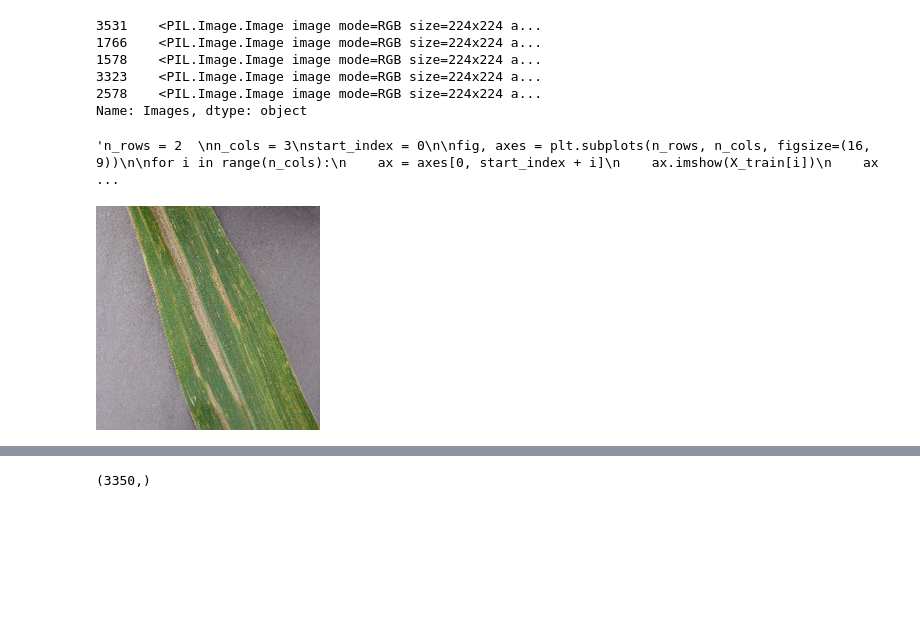
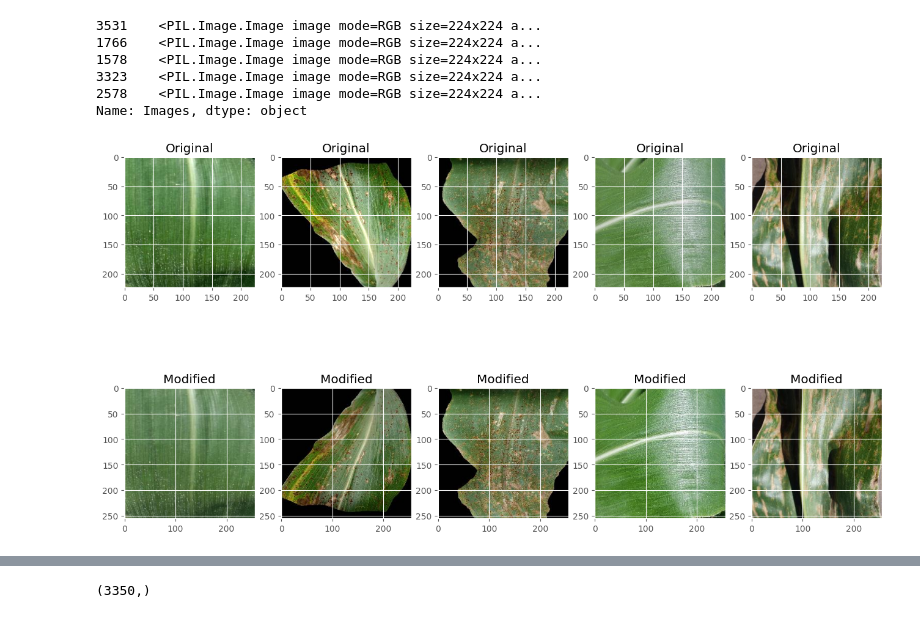
Before and after one commit to riccardo-borgo/Corn-Disease, a Jupyter notebook: dataLoading - Augmentation.ipynb, the cells around one changed output, grey strips where cells are left out. Saved outputs shown, nothing was run; the diff lists cells and outputs as text; code cells hidden in the pictures; blank space fills up the shorter version.

```diff
--- a/dataLoading - Augmentation.ipynb
+++ b/dataLoading - Augmentation.ipynb
@@ -126,0 +109,7 @@ x
+# %%
+for i in range(len(x)):
+    im = x["Images"][i]
+    if im.mode != "RGB":
+        print(im.mode, "Index:", i)
+        x["Images"][i] = x["Images"][i].convert("RGB")
+        print("Converted")
@@ -196,25 +196,26 @@ X_train.head()
 2578    <PIL.Image.Image image mode=RGB size=224x224 a...
 Name: Images, dtype: object
 # %%
-"""n_rows = 2
-n_cols = 3
-start_index = 0
+n_rows = 2
+n_cols = 5
+index_total = X_train.index
+indexes = index_total[:5]
 
 fig, axes = plt.subplots(n_rows, n_cols, figsize=(16, 9))
 
 for i in range(n_cols):
-    ax = axes[0, start_index + i]
-    ax.imshow(X_train[i])
-    ax = axes[1, start_index + i]
-    ax.imshow(x[i])  # TODO
+    ax = axes[0, i]
+    ax.imshow(X_train[indexes[i]])
+    ax.set_title("Original")
 
-plt.show()    """
+    ax = axes[1, i]
+    ax.imshow(x["Images"][indexes[i]])
+    ax.set_title("Modified")
+
+
+plt.show()
 # %% [output]
-'n_rows = 2  \nn_cols = 3\nstart_index = 0\n\nfig, axes = plt.subplots(n_rows, n_cols, figsize=(16, 9))\n\nfor i in range(n_cols):\n    ax = axes[0, start_index + i]\n    ax.imshow(X_train[i])\n    ax ...
+[figure, added]
 # %%
 def ToNumpy(content):
     return np.asarray(content, dtype=np.float32)
-# %%
-X_train[0]
-# %% [output]
-[figure, removed]
```
Also changed, not shown: parts of 36 cells of this notebook.
